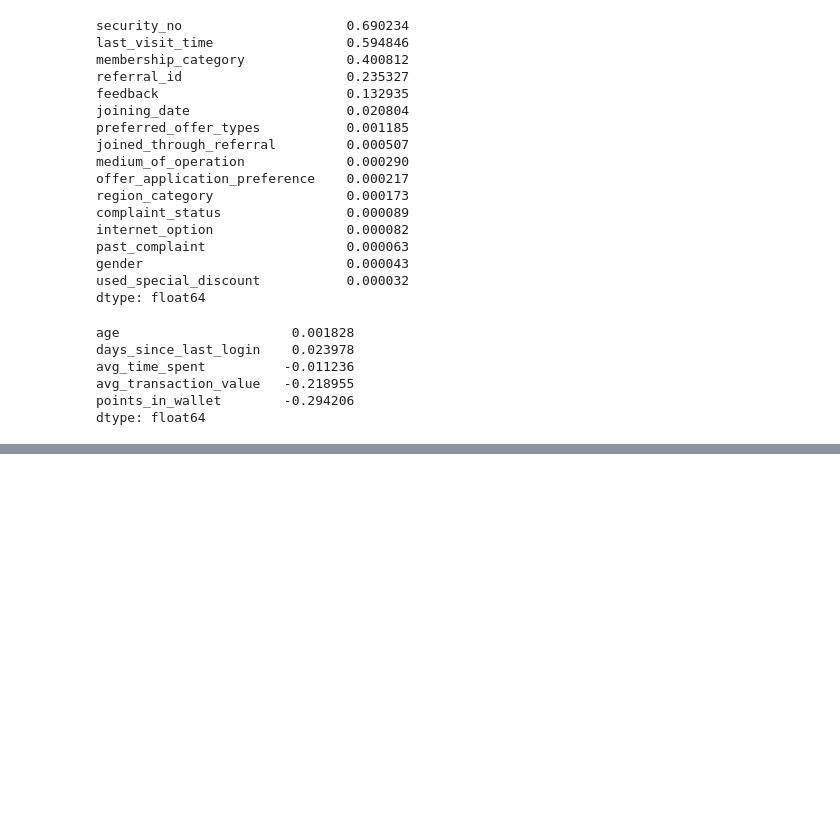
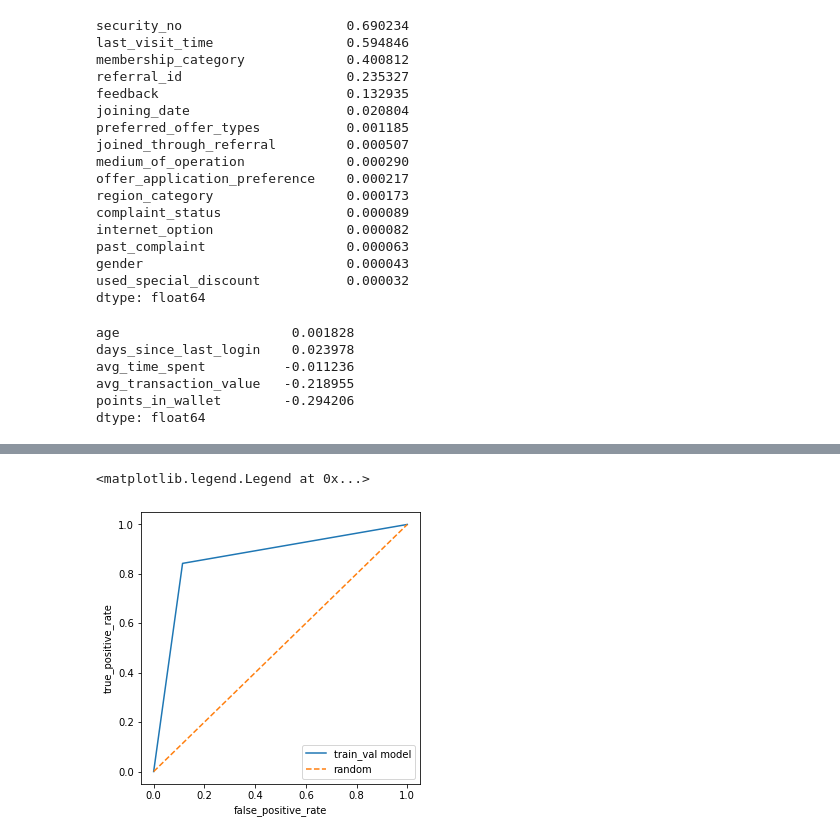
Before and after one commit to michaelbabajide/churn_prediction, a Jupyter notebook: Notebook.ipynb, the cells around one changed output, grey strips where cells are left out. Drawn from its saved outputs; the diff is of its cells as text; code cells hidden in the pictures; blank space fills up the shorter version.

```diff
--- a/Notebook.ipynb
+++ b/Notebook.ipynb
@@ -486,0 +602,15 @@ y_pred = model.predict(X_val)
+# %%
+from sklearn.metrics import roc_curve
+
+fpr,tpr,thresholds = roc_curve(y_val, y_pred)
+
+plt.figure(figsize=(5,5))
+
+plt.plot(fpr, tpr, label='train_val model')
+plt.plot([0,1], [0,1], label='random', linestyle='--')
+plt.xlabel('false_positive_rate')
+plt.ylabel('true_positive_rate')
+plt.legend()
+# %% [output]
+<matplotlib.legend.Legend at 0x...>
+[figure, added]
```
Also changed, not shown: parts of 49 cells of this notebook.
